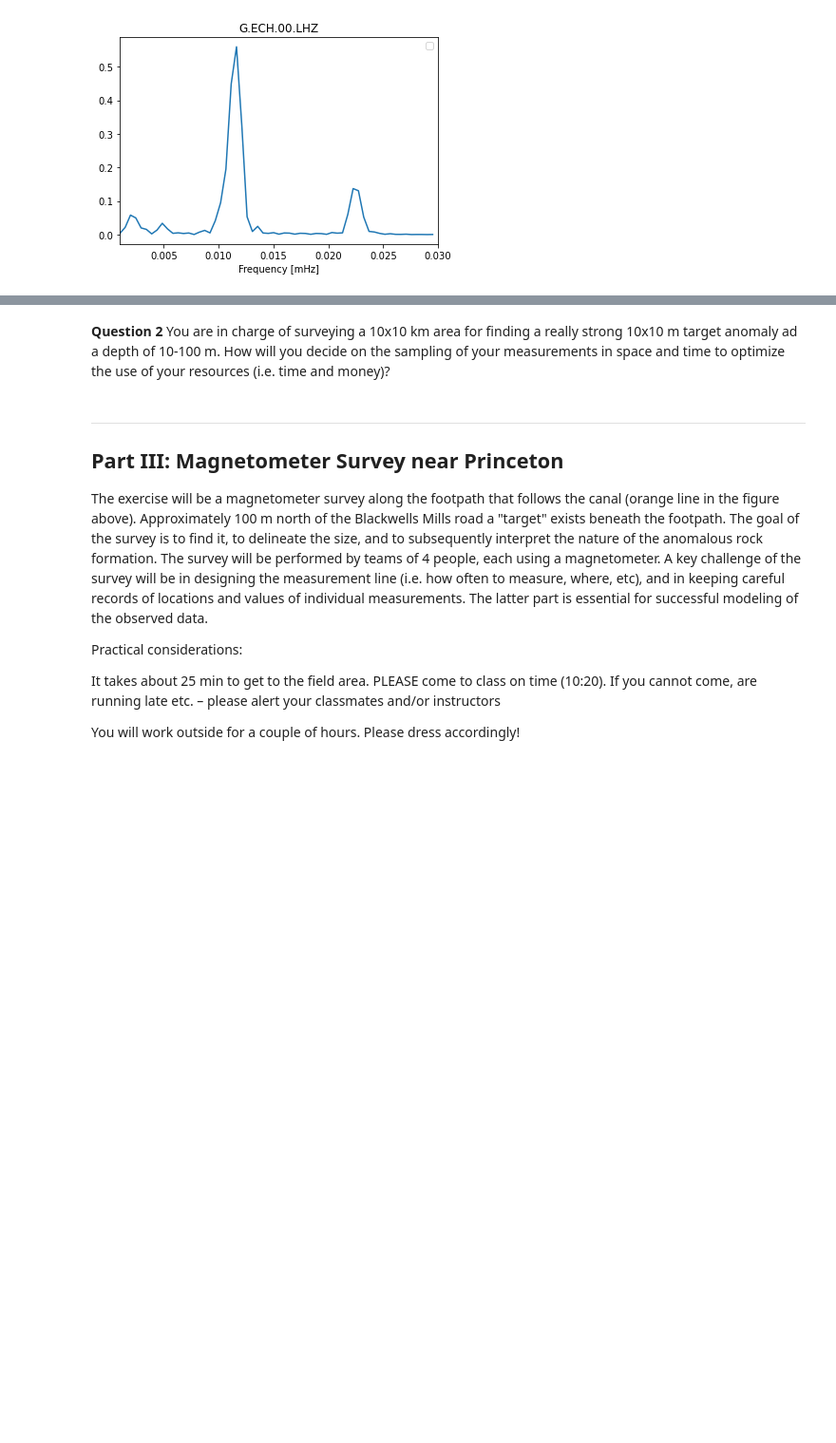
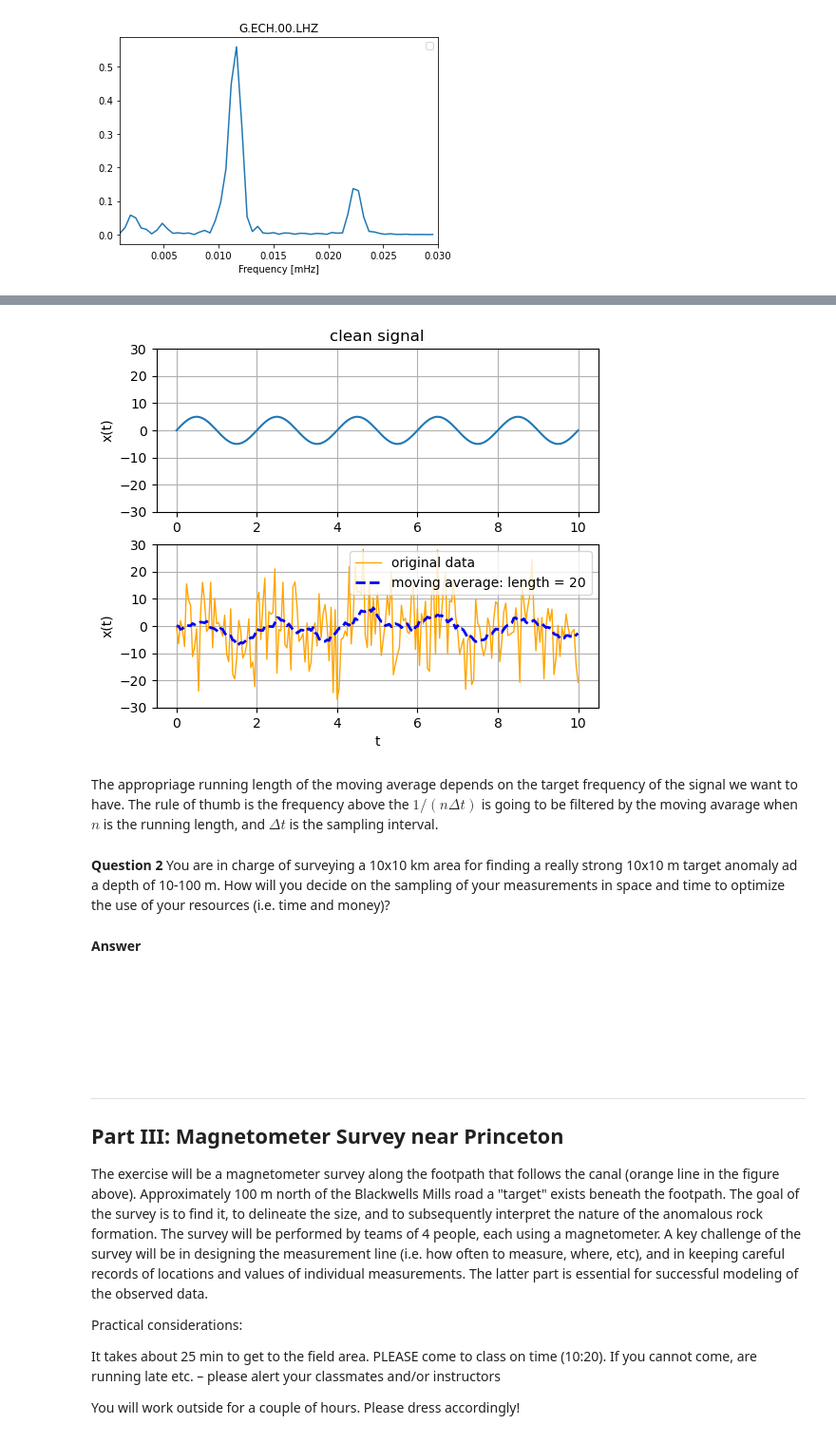
Before and after one commit to globalseismology/avni-courses.solid-earth-fundamentals, a Jupyter notebook: Field_Trip_2_Geophysics/Field_Geophysics.ipynb, the cells around one changed output, grey strips where cells are left out. Shown at 95% size. Cells and saved outputs as stored; diff of their text form; code cells hidden in the pictures; blank space fills up the shorter version.

```diff
--- a/Field_Trip_2_Geophysics/Field_Geophysics.ipynb
+++ b/Field_Trip_2_Geophysics/Field_Geophysics.ipynb
@@ -721,5 +706,54 @@ plt.show()
+# %%
+# the same example of the noise and the signal
+# the sample rate is 20 Hz
+t = np.linspace(0,10,201)
+x_noise = 10 * np.random.normal(0,1,size=np.shape(t))
+
+# now add a sinusoidal wave with an amplitude of 5 (smaller than the noise)
+x_signal =  5 * np.sin(2*np.pi/2*t)
+
+# the sum of signal and noise
+x_all = x_signal + x_noise
+
+# running average of 10 samples (~1 s or 1 Hz)
+length_average = 20
+
+# A trick to do moving average without using loops!
+# It uses the concept of convolution which is useful for signal (image)
+# processing. You are not suppose to know how it works yet. You can just use
+# a couple lines of code below. All you need to change is the length of the
+# moving average.
+v = np.ones(length_average) / length_average
+x_all_moving = np.convolve(x_all, v, 'same')
+# %%
+plt.figure(figsize=[6,5], dpi=100)
+plt.subplot(2,1,1)
+plt.plot(t, x_signal)
+plt.grid()
+plt.ylim(-30,30)
+plt.ylabel('x(t)')
+plt.title('clean signal')
+
+plt.subplot(2,1,2)
+plt.plot(t, x_all, color='orange', linewidth=1, label="original data")
+plt.plot(t, x_all_moving, '--b', linewidth=2, label="moving average: length = %d" % length_average)
+plt.grid()
+plt.xlabel('t')
+plt.ylabel('x(t)')
+plt.ylim(-30,30)
+plt.legend()
+plt.show()
+# %% [output]
+[figure, new version]
+# %% [markdown]
+The appropriage running length of the moving average depends on the target frequency of the signal we want to have. The rule of thumb is the frequency above the $1 / (n \Delta t)$ is going to be filtered by the moving avarage when $n$ is the running length, and $\Delta t$ is the sampling interval.
 # %% [markdown]
 **Question 2** You are in charge of surveying a 10x10 km area for finding a really strong 10x10 m target anomaly ad a depth of 10-100 m. How will you decide on the sampling of your measurements in space and time to optimize the use of your resources (i.e. time and money)?
+# %% [markdown]
+**Answer**
+# %% [markdown]
+<br><br/>
+<br><br/>
 # %% [markdown]
 ----
 ## Part III: Magnetometer Survey near Princeton
```
Also changed, not shown: parts of 28 cells of this notebook, 1 other file.
